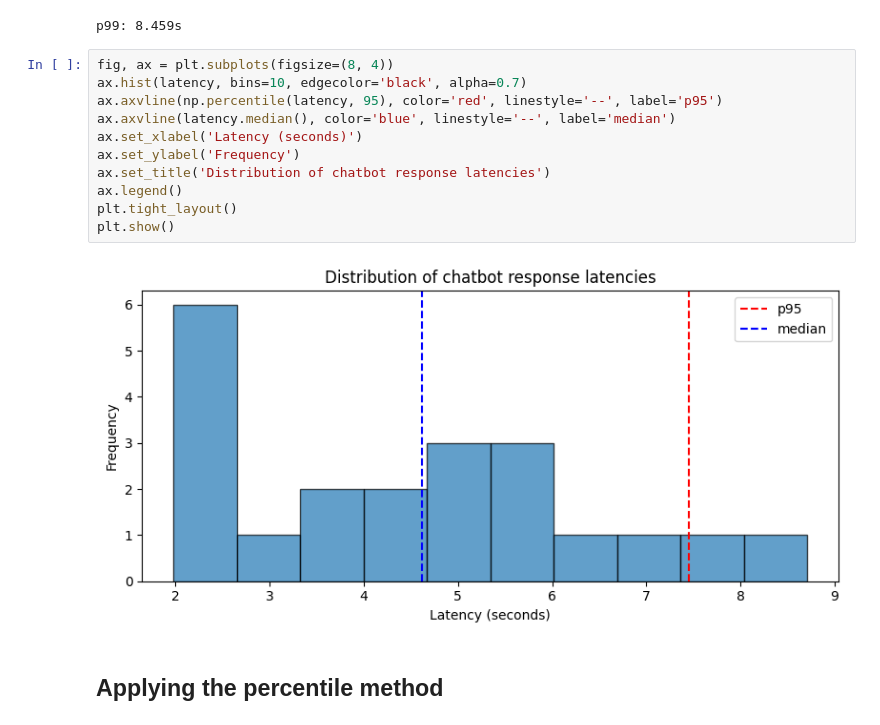
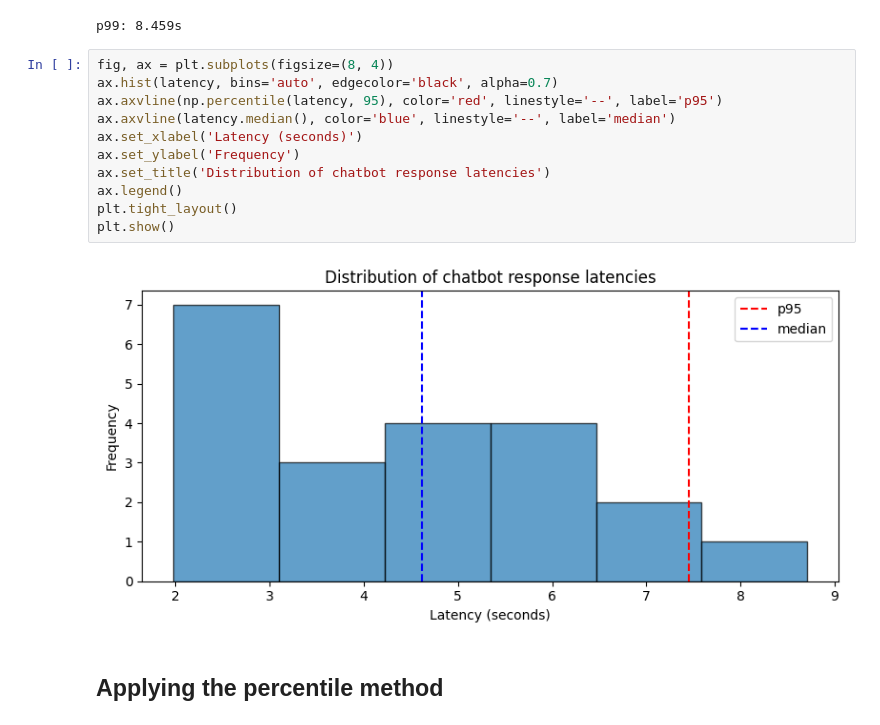
Before and after one commit to rodekruis/HIA-eval-framework, a Jupyter notebook: notebooks/tcr_threshold.ipynb, the cells around one changed output. Drawn from its saved outputs; the diff is of its cells as text.

```diff
--- a/notebooks/tcr_threshold.ipynb
+++ b/notebooks/tcr_threshold.ipynb
@@ -69,17 +69,17 @@ p95: 7.456s
 p99: 8.459s
 # %%
 fig, ax = plt.subplots(figsize=(8, 4))
-ax.hist(latency, bins=10, edgecolor='black', alpha=0.7)
+ax.hist(latency, bins='auto', edgecolor='black', alpha=0.7)
 ax.axvline(np.percentile(latency, 95), color='red', linestyle='--', label='p95')
 ax.axvline(latency.median(), color='blue', linestyle='--', label='median')
 ax.set_xlabel('Latency (seconds)')
 ax.set_ylabel('Frequency')
 ax.set_title('Distribution of chatbot response latencies')
 ax.legend()
 plt.tight_layout()
 plt.show()
 # %% [output]
-[figure, old version]
+[figure, new version]
 # %% [markdown]
 ## Applying the percentile method
 # %% [markdown]
```
Also changed, not shown: 17 other files.
